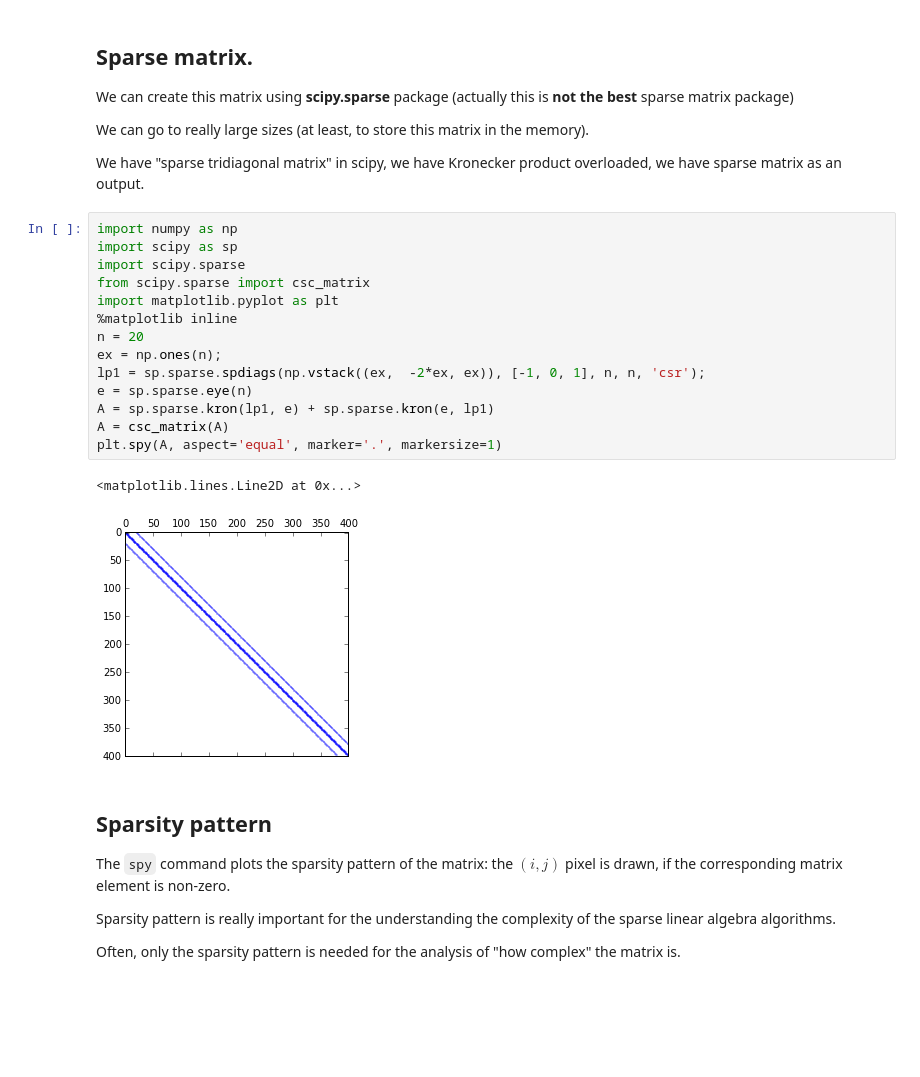
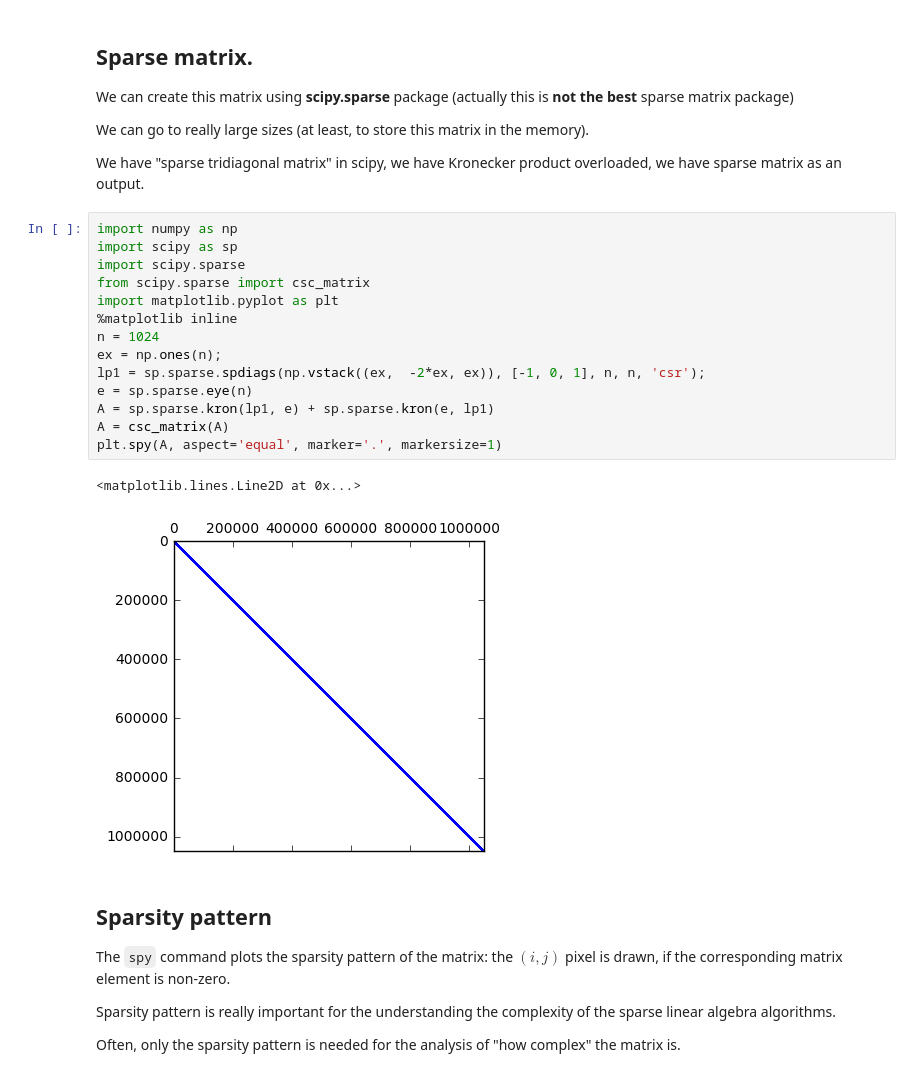
Before and after one commit to oseledets/nla2016, a Jupyter notebook: lectures/lecture-9.ipynb, the cells around one changed output. Drawn from its saved outputs; the diff is of its cells as text; blank space fills up the shorter version.

```diff
--- a/lectures/lecture-9.ipynb
+++ b/lectures/lecture-9.ipynb
@@ -109,20 +153,20 @@ We have "sparse tridiagonal matrix" in scipy, we have Kronecker product overload
 # %%
 import numpy as np
 import scipy as sp
 import scipy.sparse
 from scipy.sparse import csc_matrix
 import matplotlib.pyplot as plt
 %matplotlib inline
-n = 20
+n = 1024
 ex = np.ones(n);
 lp1 = sp.sparse.spdiags(np.vstack((ex,  -2*ex, ex)), [-1, 0, 1], n, n, 'csr');
 e = sp.sparse.eye(n)
 A = sp.sparse.kron(lp1, e) + sp.sparse.kron(e, lp1)
 A = csc_matrix(A)
 plt.spy(A, aspect='equal', marker='.', markersize=1)
 # %% [output]
 <matplotlib.lines.Line2D at 0x...>
-[figure, old version]
+[figure, new version]
 # %% [markdown]
 ## Sparsity pattern
 
```
Also changed, not shown: parts of 12 cells of this notebook.
